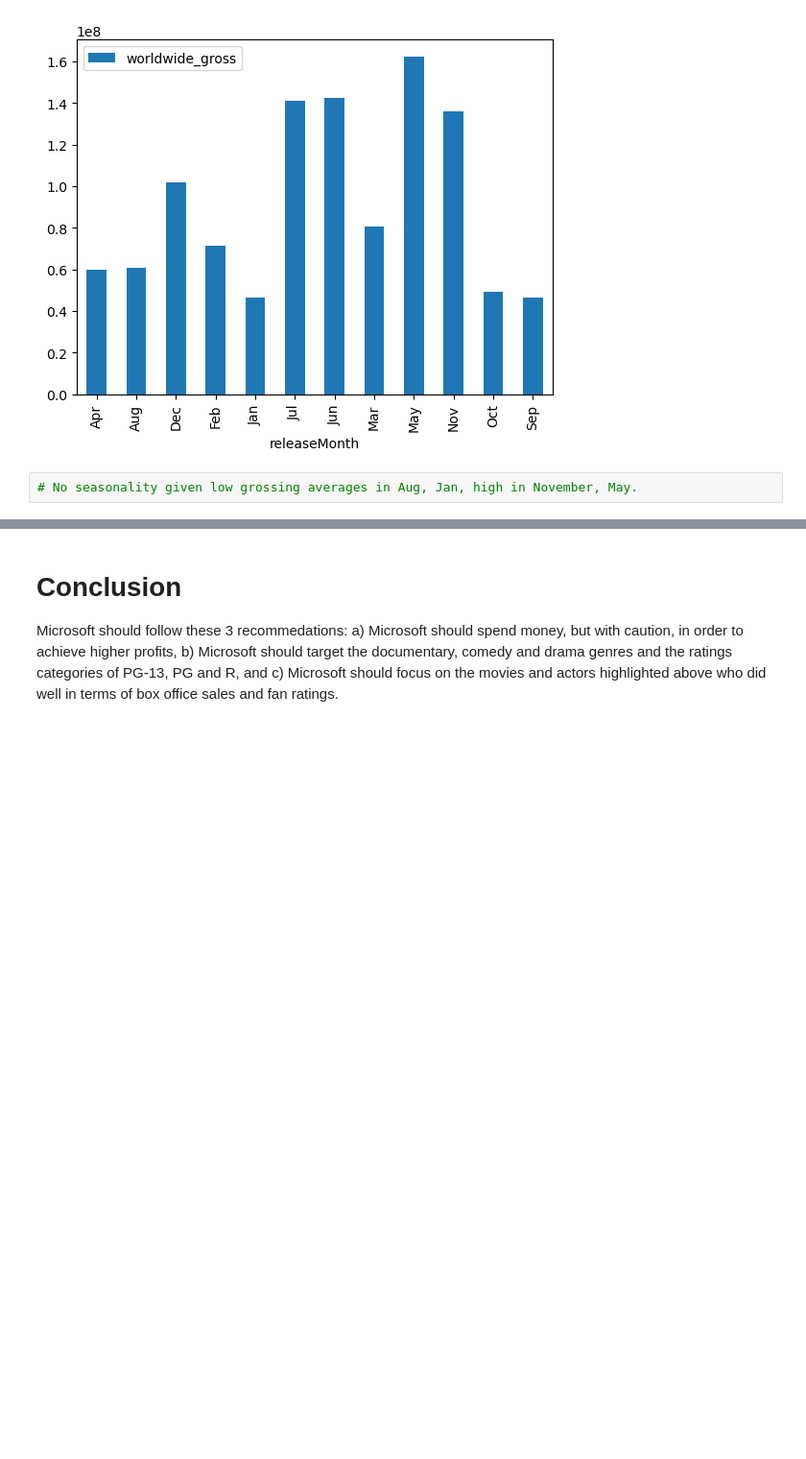
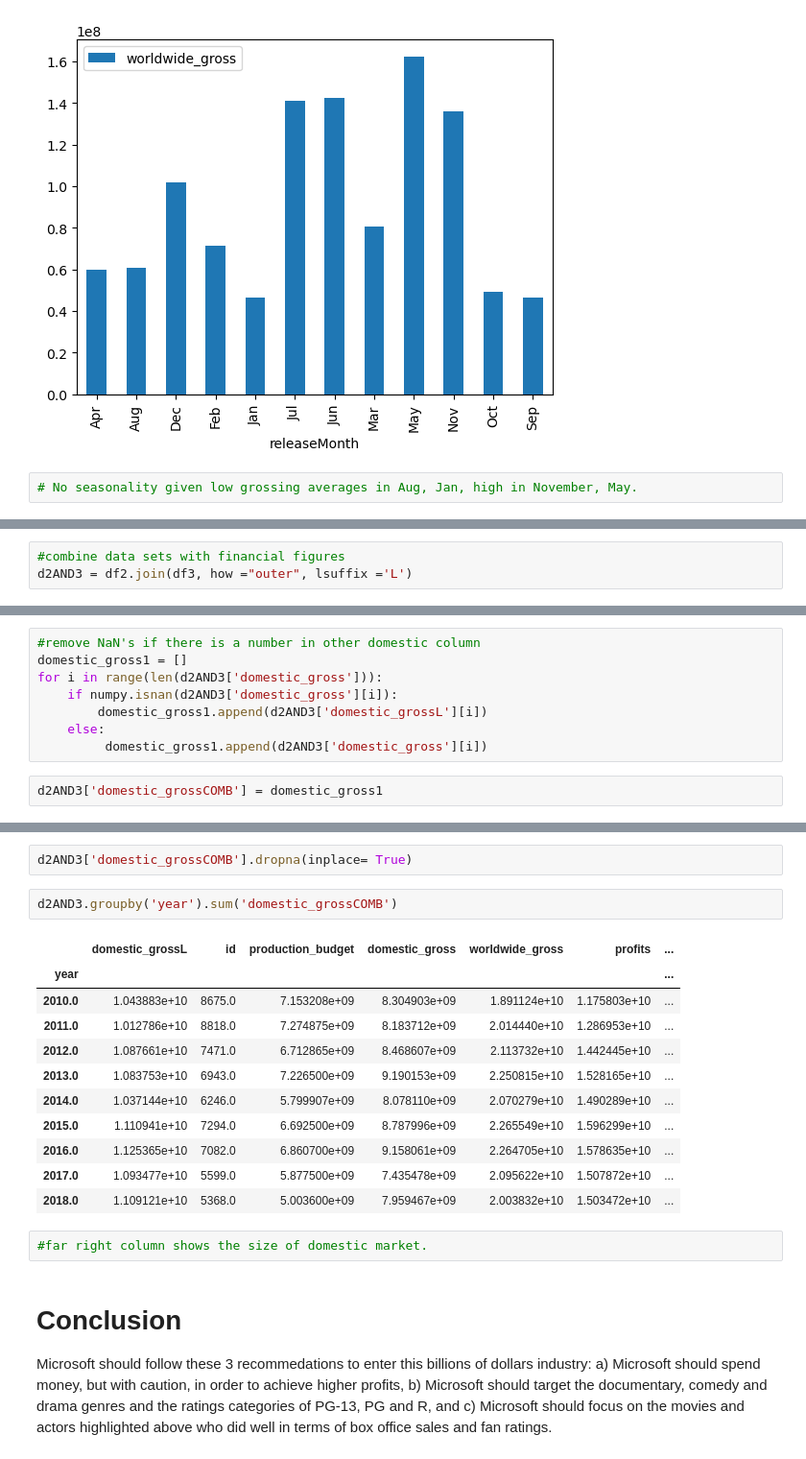
Before and after one commit to jmarksk/MovieBusinessProject, a Jupyter notebook: student.ipynb, the cells around one changed output, grey strips where cells are left out. Shown at 96% size. Saved outputs shown, nothing was run; the diff lists cells and outputs as text; blank space fills up the shorter version.

```diff
--- a/student.ipynb
+++ b/student.ipynb
@@ -885,0 +690,3 @@ df3_month.groupby('releaseMonth').mean().plot(kind='bar')
+# %%
+#combine data sets with financial figures
+d2AND3 = df2.join(df3, how ="outer", lsuffix ='L')
@@ -885,0 +704,10 @@ df3_month.groupby('releaseMonth').mean().plot(kind='bar')
+# %%
+#remove NaN's if there is a number in other domestic column
+domestic_gross1 = []
+for i in range(len(d2AND3['domestic_gross'])):
+    if numpy.isnan(d2AND3['domestic_gross'][i]):
+        domestic_gross1.append(d2AND3['domestic_grossL'][i])
+    else:
+         domestic_gross1.append(d2AND3['domestic_gross'][i])
+# %%
+d2AND3['domestic_grossCOMB'] = domestic_gross1
@@ -886,3 +736,21 @@ df3_month.groupby('releaseMonth').mean().plot(kind='bar')
+# %%
+d2AND3['domestic_grossCOMB'].dropna(inplace= True)
+# %%
+d2AND3.groupby('year').sum('domestic_grossCOMB')
+# %% [output]
+|  | domestic_grossL | id | production_budget | domestic_gross | worldwide_gross | profits | ... |
+| year |  |  |  |  |  |  | ... |
+| 2010.0 | 1.043883e+10 | 8675.0 | 7.153208e+09 | 8.304903e+09 | 1.891124e+10 | 1.175803e+10 | ... |
+| 2011.0 | 1.012786e+10 | 8818.0 | 7.274875e+09 | 8.183712e+09 | 2.014440e+10 | 1.286953e+10 | ... |
+| 2012.0 | 1.087661e+10 | 7471.0 | 6.712865e+09 | 8.468607e+09 | 2.113732e+10 | 1.442445e+10 | ... |
+| 2013.0 | 1.083753e+10 | 6943.0 | 7.226500e+09 | 9.190153e+09 | 2.250815e+10 | 1.528165e+10 | ... |
+| 2014.0 | 1.037144e+10 | 6246.0 | 5.799907e+09 | 8.078110e+09 | 2.070279e+10 | 1.490289e+10 | ... |
+| 2015.0 | 1.110941e+10 | 7294.0 | 6.692500e+09 | 8.787996e+09 | 2.265549e+10 | 1.596299e+10 | ... |
+| 2016.0 | 1.125365e+10 | 7082.0 | 6.860700e+09 | 9.158061e+09 | 2.264705e+10 | 1.578635e+10 | ... |
+| 2017.0 | 1.093477e+10 | 5599.0 | 5.877500e+09 | 7.435478e+09 | 2.095622e+10 | 1.507872e+10 | ... |
+| 2018.0 | 1.109121e+10 | 5368.0 | 5.003600e+09 | 7.959467e+09 | 2.003832e+10 | 1.503472e+10 | ... |
+# %%
+#far right column shows the size of domestic market.
 # %% [markdown]
 # Conclusion
-Microsoft should follow these 3 recommedations: a) Microsoft should spend money, but with caution, in order to achieve higher profits, b) Microsoft should target the documentary, comedy and drama genres and the ratings categories of PG-13, PG and R, and c) Microsoft should focus on the movies and actors highlighted above who did well in terms of box office sales and fan ratings.
+Microsoft should follow these 3 recommedations to enter this billions of dollars industry: a) Microsoft should spend money, but with caution, in order to achieve higher profits, b) Microsoft should target the documentary, comedy and drama genres and the ratings categories of PG-13, PG and R, and c) Microsoft should focus on the movies and actors highlighted above who did well in terms of box office sales and fan ratings.
```
Also changed, not shown: parts of 38 cells of this notebook, 1 other file.
